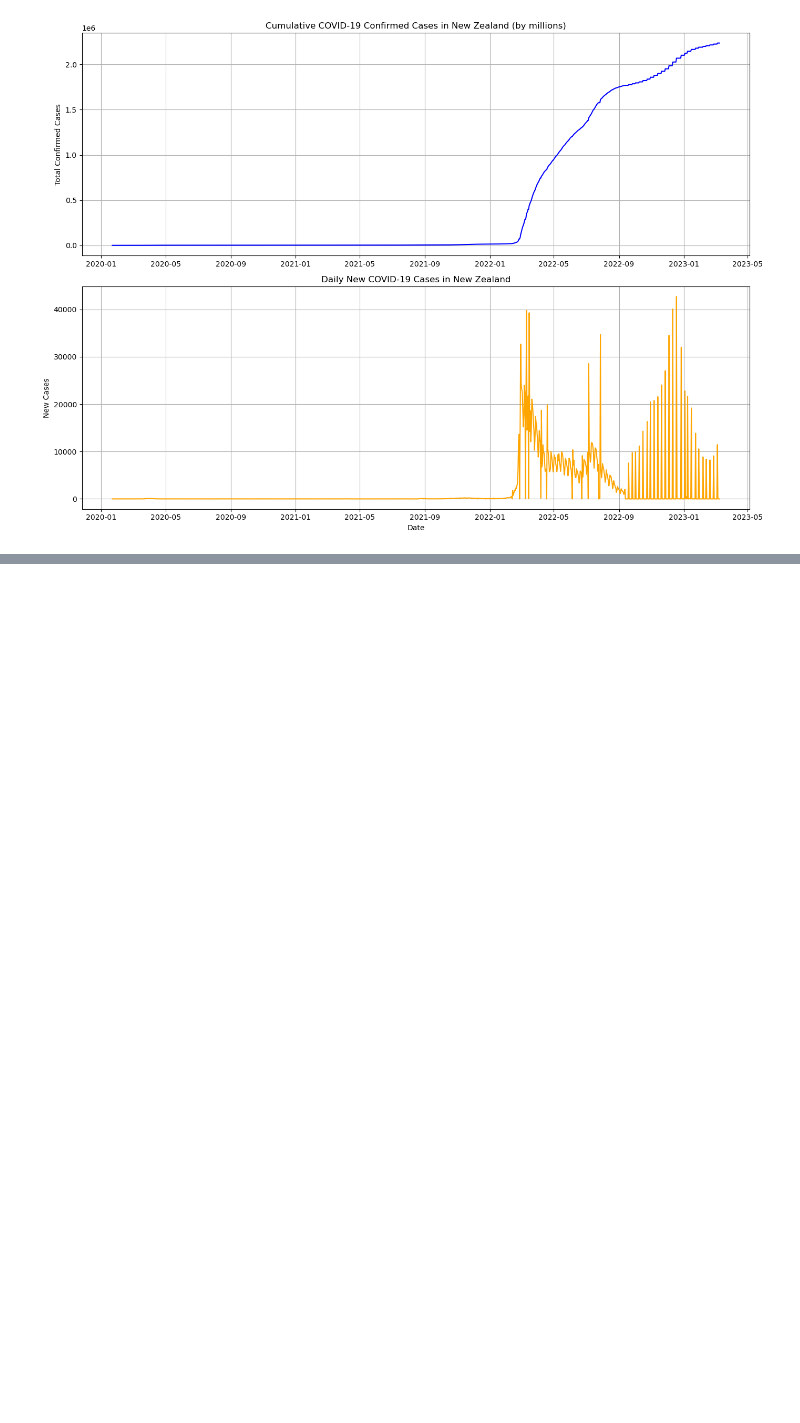
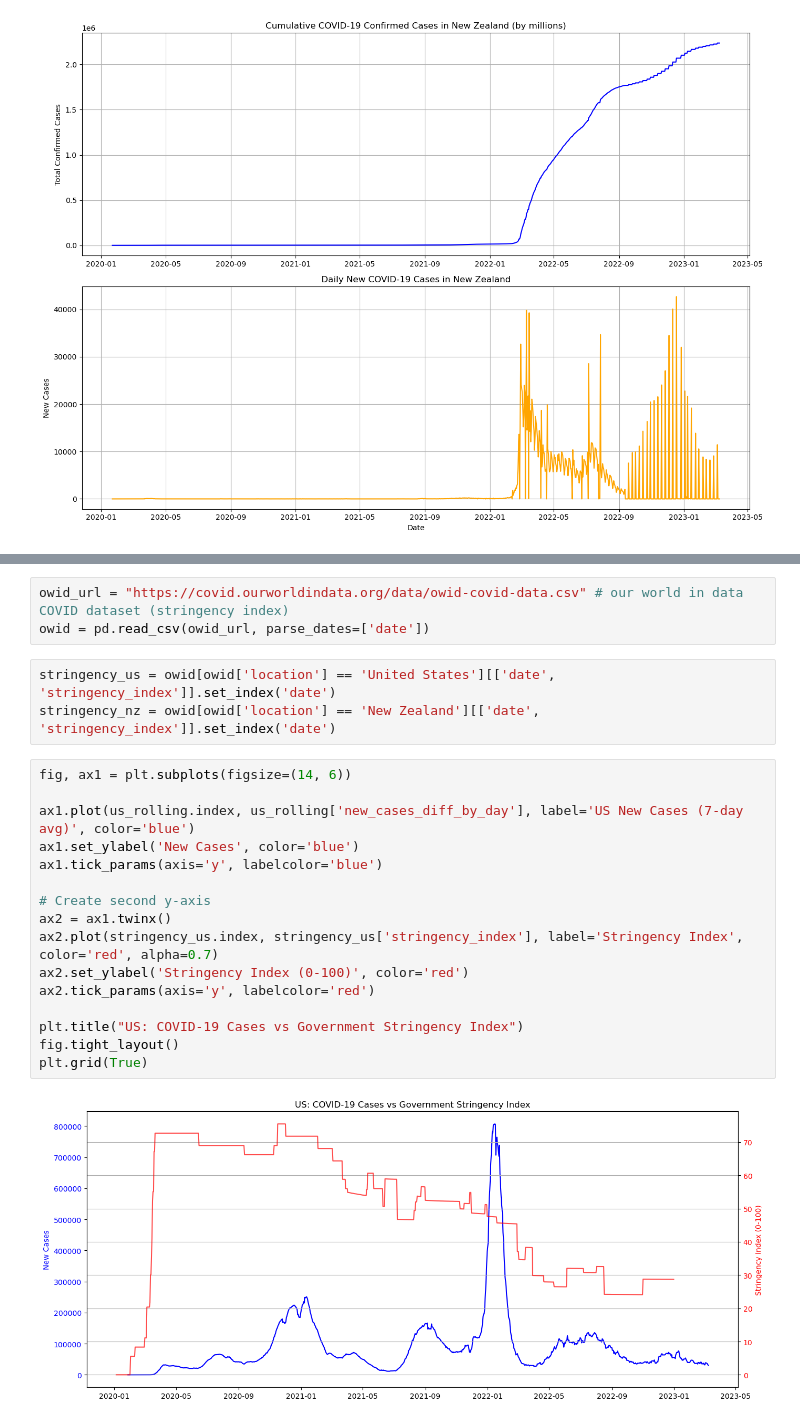
Before and after one commit to RaghavDewangan/Covid-Outbreak-Prediction, a Jupyter notebook: pred.ipynb, the cells around one changed output, grey strips where cells are left out. Cells and saved outputs as stored; diff of their text form; blank space fills up the shorter version.

```diff
--- a/pred.ipynb
+++ b/pred.ipynb
@@ -146,0 +198,24 @@ plt.show()
+# %%
+owid_url = "https://covid.ourworldindata.org/data/owid-covid-data.csv" # our world in data COVID dataset (stringency index)
+owid = pd.read_csv(owid_url, parse_dates=['date'])
+# %%
+stringency_us = owid[owid['location'] == 'United States'][['date', 'stringency_index']].set_index('date')
+stringency_nz = owid[owid['location'] == 'New Zealand'][['date', 'stringency_index']].set_index('date')
+# %%
+fig, ax1 = plt.subplots(figsize=(14, 6))
+
+ax1.plot(us_rolling.index, us_rolling['new_cases_diff_by_day'], label='US New Cases (7-day avg)', color='blue')
+ax1.set_ylabel('New Cases', color='blue')
+ax1.tick_params(axis='y', labelcolor='blue')
+
+# Create second y-axis
+ax2 = ax1.twinx()
+ax2.plot(stringency_us.index, stringency_us['stringency_index'], label='Stringency Index', color='red', alpha=0.7)
+ax2.set_ylabel('Stringency Index (0-100)', color='red')
+ax2.tick_params(axis='y', labelcolor='red')
+
+plt.title("US: COVID-19 Cases vs Government Stringency Index")
+fig.tight_layout()
+plt.grid(True)
+# %% [output]
+[figure, added]
```
Also changed, not shown: parts of 8 cells of this notebook.
